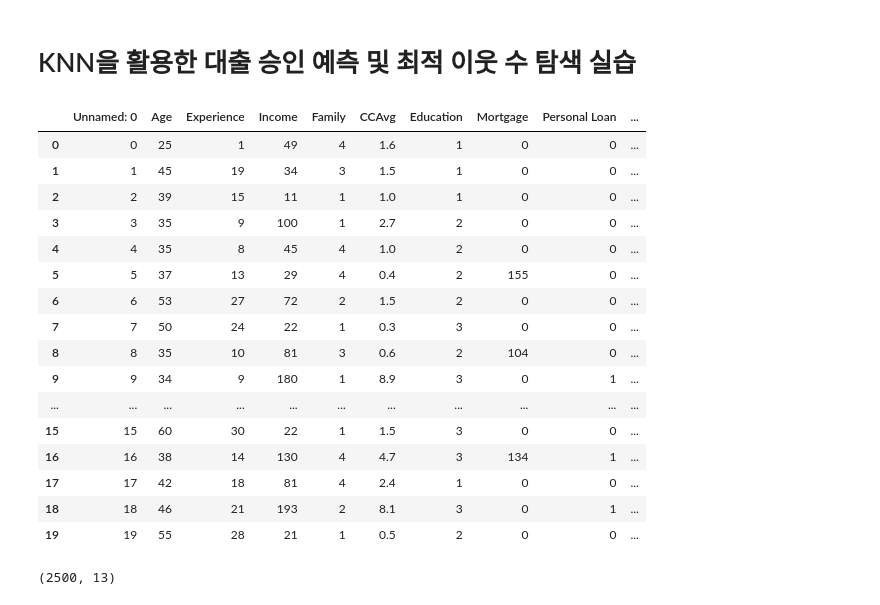
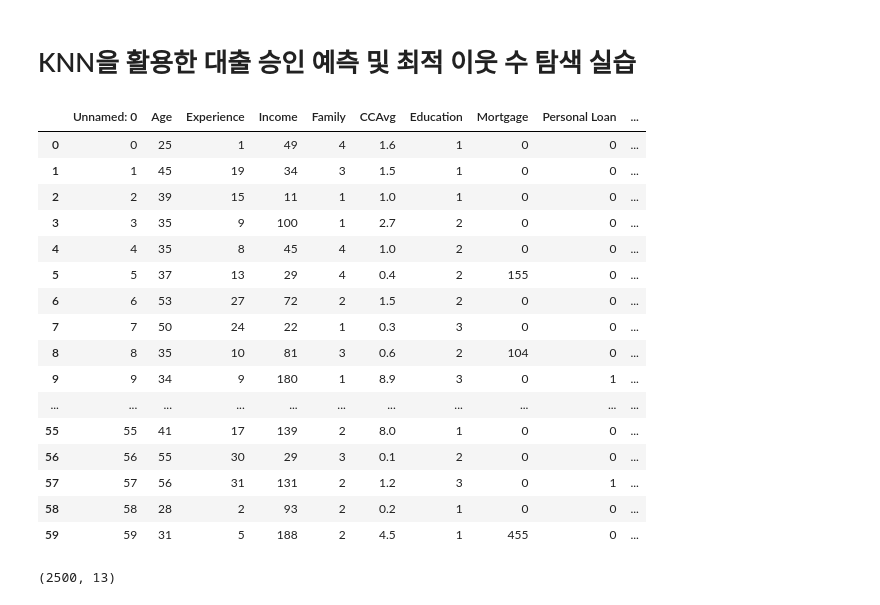
Before and after one commit to ykkim77/bigdata_analysis_basic_11th, a Jupyter notebook: KNN.ipynb, the cells around one changed output. Cells and saved outputs as stored; diff of their text form; code cells hidden in the pictures.

```diff
--- a/KNN.ipynb
+++ b/KNN.ipynb
@@ -13,27 +13,27 @@ from itertools import compress
 # %%
 # 데이터 불러오기
 url = 'https://raw.githubusercontent.com/ykkim77/bigdata_analysis_basic_11th/main/Personal_Loan.csv'
 ploan = pd.read_csv(url)
 
-ploan.head(20) # 데이터 예시 확인
+ploan.head(60) # 데이터 예시 확인
 # %% [output]
 |  | Unnamed: 0 | Age | Experience | Income | Family | CCAvg | Education | Mortgage | Personal Loan | ... |
 | 0 | 0 | 25 | 1 | 49 | 4 | 1.6 | 1 | 0 | 0 | ... |
 | 1 | 1 | 45 | 19 | 34 | 3 | 1.5 | 1 | 0 | 0 | ... |
 | 2 | 2 | 39 | 15 | 11 | 1 | 1.0 | 1 | 0 | 0 | ... |
 | 3 | 3 | 35 | 9 | 100 | 1 | 2.7 | 2 | 0 | 0 | ... |
 | 4 | 4 | 35 | 8 | 45 | 4 | 1.0 | 2 | 0 | 0 | ... |
 | 5 | 5 | 37 | 13 | 29 | 4 | 0.4 | 2 | 155 | 0 | ... |
 | 6 | 6 | 53 | 27 | 72 | 2 | 1.5 | 2 | 0 | 0 | ... |
 | 7 | 7 | 50 | 24 | 22 | 1 | 0.3 | 3 | 0 | 0 | ... |
 | 8 | 8 | 35 | 10 | 81 | 3 | 0.6 | 2 | 104 | 0 | ... |
 | 9 | 9 | 34 | 9 | 180 | 1 | 8.9 | 3 | 0 | 1 | ... |
 | ... | ... | ... | ... | ... | ... | ... | ... | ... | ... | ... |
-| 15 | 15 | 60 | 30 | 22 | 1 | 1.5 | 3 | 0 | 0 | ... |
-| 16 | 16 | 38 | 14 | 130 | 4 | 4.7 | 3 | 134 | 1 | ... |
-| 17 | 17 | 42 | 18 | 81 | 4 | 2.4 | 1 | 0 | 0 | ... |
-| 18 | 18 | 46 | 21 | 193 | 2 | 8.1 | 3 | 0 | 1 | ... |
-| 19 | 19 | 55 | 28 | 21 | 1 | 0.5 | 2 | 0 | 0 | ... |
+| 55 | 55 | 41 | 17 | 139 | 2 | 8.0 | 1 | 0 | 0 | ... |
+| 56 | 56 | 55 | 30 | 29 | 3 | 0.1 | 2 | 0 | 0 | ... |
+| 57 | 57 | 56 | 31 | 131 | 2 | 1.2 | 3 | 0 | 1 | ... |
+| 58 | 58 | 28 | 2 | 93 | 2 | 0.2 | 1 | 0 | 0 | ... |
+| 59 | 59 | 31 | 5 | 188 | 2 | 4.5 | 1 | 455 | 0 | ... |
 # %%
 ploan.shape # 데이터 차원 확인
 # %% [output]
```
Also changed, not shown: parts of 1 cell of this notebook.
